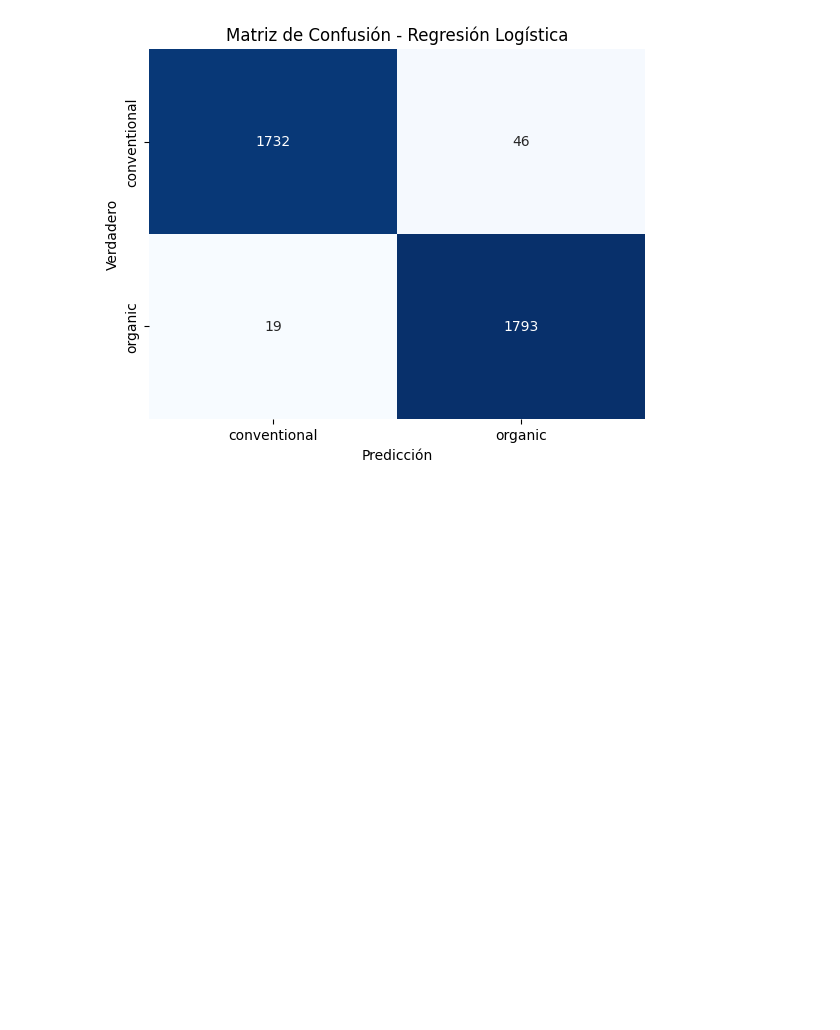
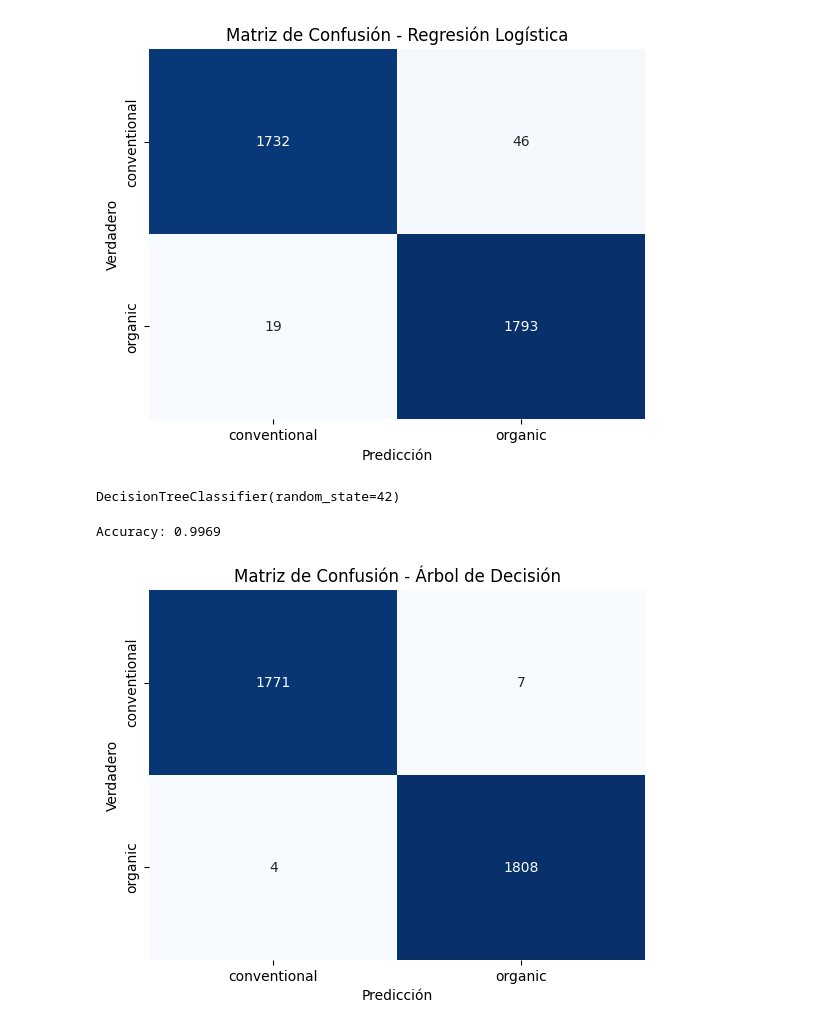
Before and after one commit to JhonnyGod/CienciaDeDatos-Proyecto2, a Jupyter notebook: proyecto2.ipynb, the cells around one changed output. Saved outputs shown, nothing was run; the diff lists cells and outputs as text; code cells hidden in the pictures; blank space fills up the shorter version.

Commit message:
Integración de modelo de arbol de decisión

```diff
--- a/proyecto2.ipynb
+++ b/proyecto2.ipynb
@@ -658,3 +659,34 @@ plt.title('Matriz de Confusión - Regresión Logística')
 plt.show()
 # %% [output]
 [figure]
+# %%
+##Implementación de un clasificador pero usando DecisionTreeClassifier
+X_train, X_test, y_train, y_test = train_test_split(X, y, test_size=0.2, random_state=42)
+# %%
+model = DecisionTreeClassifier(random_state=42)
+
+model.fit(X_train, y_train)
+# %% [output]
+DecisionTreeClassifier(random_state=42)
+# %%
+# Predecir y evaluar el modelo
+
+y_pred = model.predict(X_test)
+print(f"Accuracy: {accuracy_score(y_test, y_pred):.4f}")
+# %% [output]
+Accuracy: 0.9969
+# %%
+# Matriz de confusión del modelo
+cm = confusion_matrix(y_test, y_pred)
+
+sns.heatmap(cm, annot=True, fmt="d", cmap='Blues',
+            xticklabels=['conventional', 'organic'],
+            yticklabels=['conventional', 'organic'],
+            cbar=False)
+
+plt.xlabel('Predicción')
+plt.ylabel('Verdadero')
+plt.title('Matriz de Confusión - Árbol de Decisión')
+plt.show()
+# %% [output]
+[figure, added]
```
Also changed, not shown: parts of 2 cells of this notebook.
